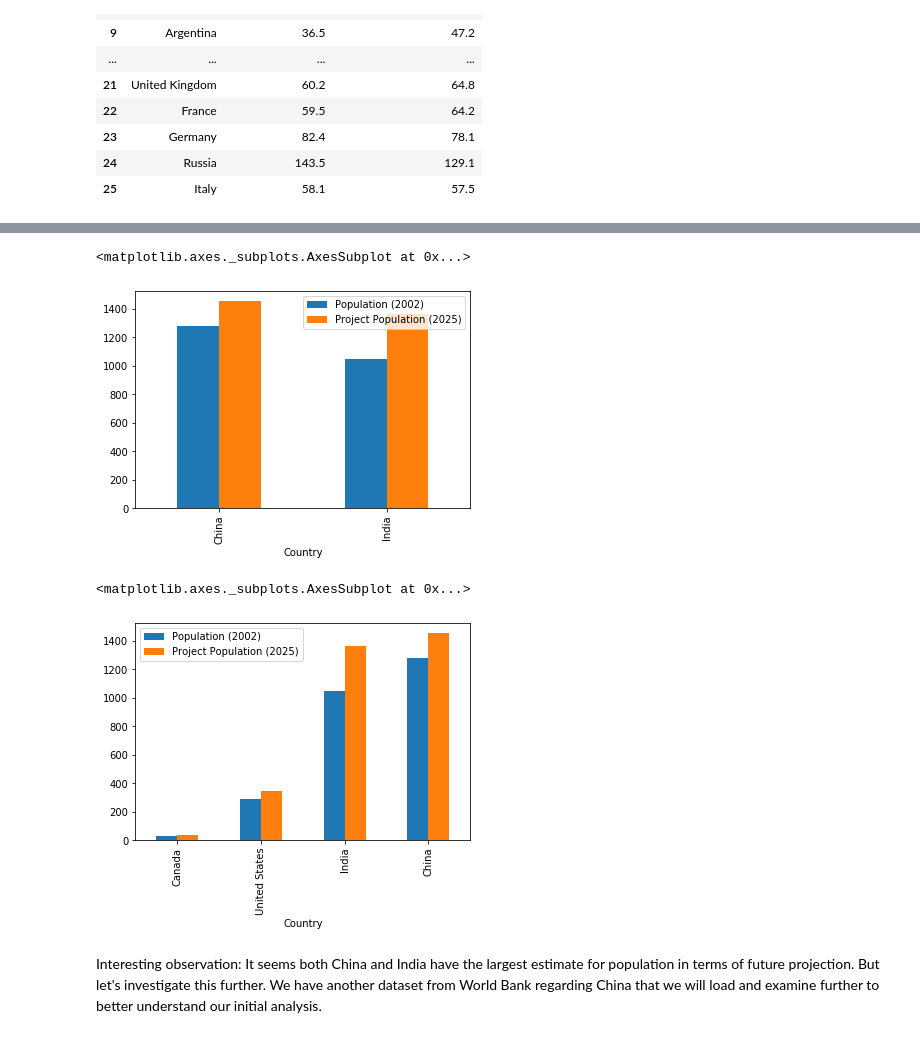
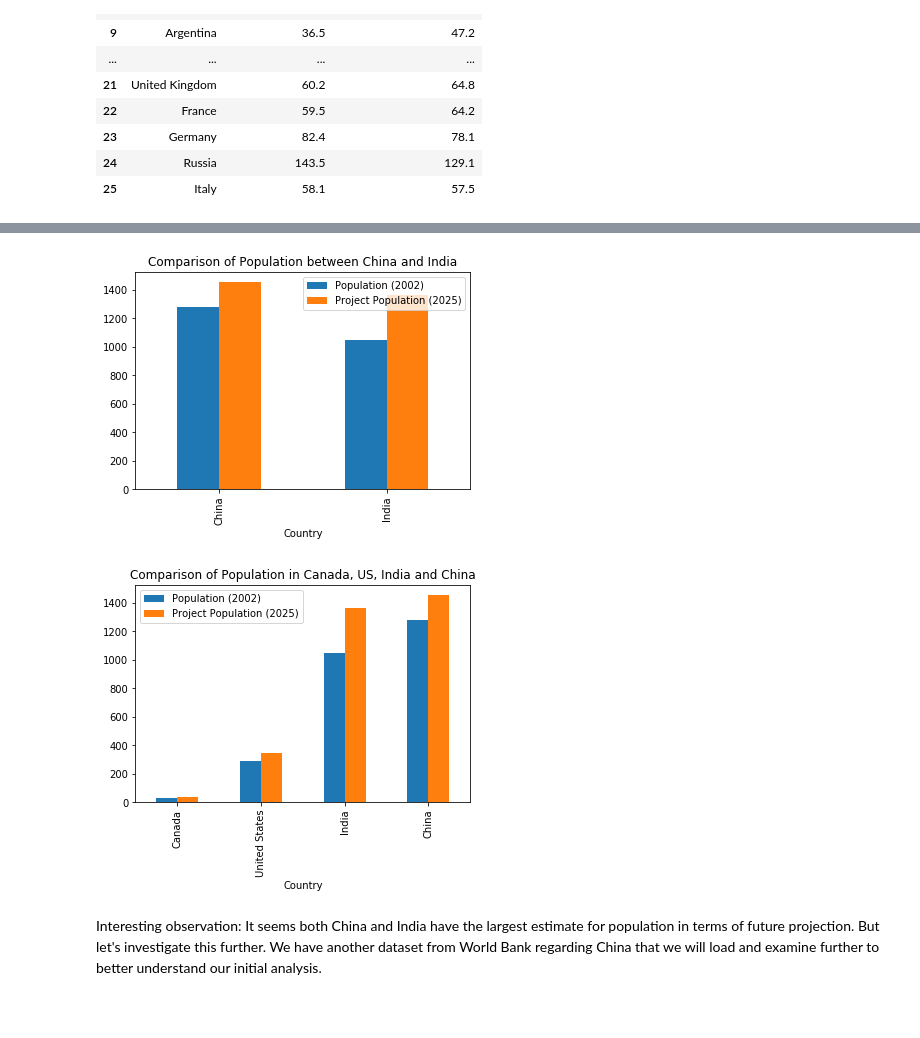
Before and after one commit to peirangxu/extra-credit, a Jupyter notebook: 15. Extra Credit Assignment.ipynb, the cells around one changed output, grey strips where cells are left out. Drawn from its saved outputs; the diff is of its cells as text; code cells hidden in the pictures; blank space fills up the shorter version.

```diff
--- a/15. Extra Credit Assignment.ipynb
+++ b/15. Extra Credit Assignment.ipynb
@@ -622,18 +624,20 @@ plt.savefig("Output_Image/country vs Project Population(2025).png")
 # %%
 population_df_copy = population_df.set_index("Country")
 sub_df1 = population_df_copy.loc[["China","India"],:]
 
 sub_df1.plot(kind = "bar")
+plt.title("Comparison of Population between China and India")
+plt.savefig("Output_Image/Comparison of Population between China and India.png")
 # %% [output]
-<matplotlib.axes._subplots.AxesSubplot at 0x...>
-[figure, old version]
+[figure, new version]
 # %%
 sub_df2 = population_df_copy.loc[["Canada","United States","India","China"],:]
 
 sub_df2.plot(kind = "bar")
+plt.title("Comparison of Population in Canada, US, India and China")
+plt.savefig("Output_Image/Comparison of Population in Canada, US, India and China.png")
 # %% [output]
-<matplotlib.axes._subplots.AxesSubplot at 0x...>
-[figure, old version]
+[figure, new version]
 # %% [markdown]
 Interesting observation: It seems both China and India have the largest estimate for population in terms of future projection. But let's investigate this further. We have another dataset from World Bank regarding China that we will load and examine further to better understand our initial analysis.
 # %%
```
Also changed, not shown: parts of 7 cells of this notebook, 7 other files.
